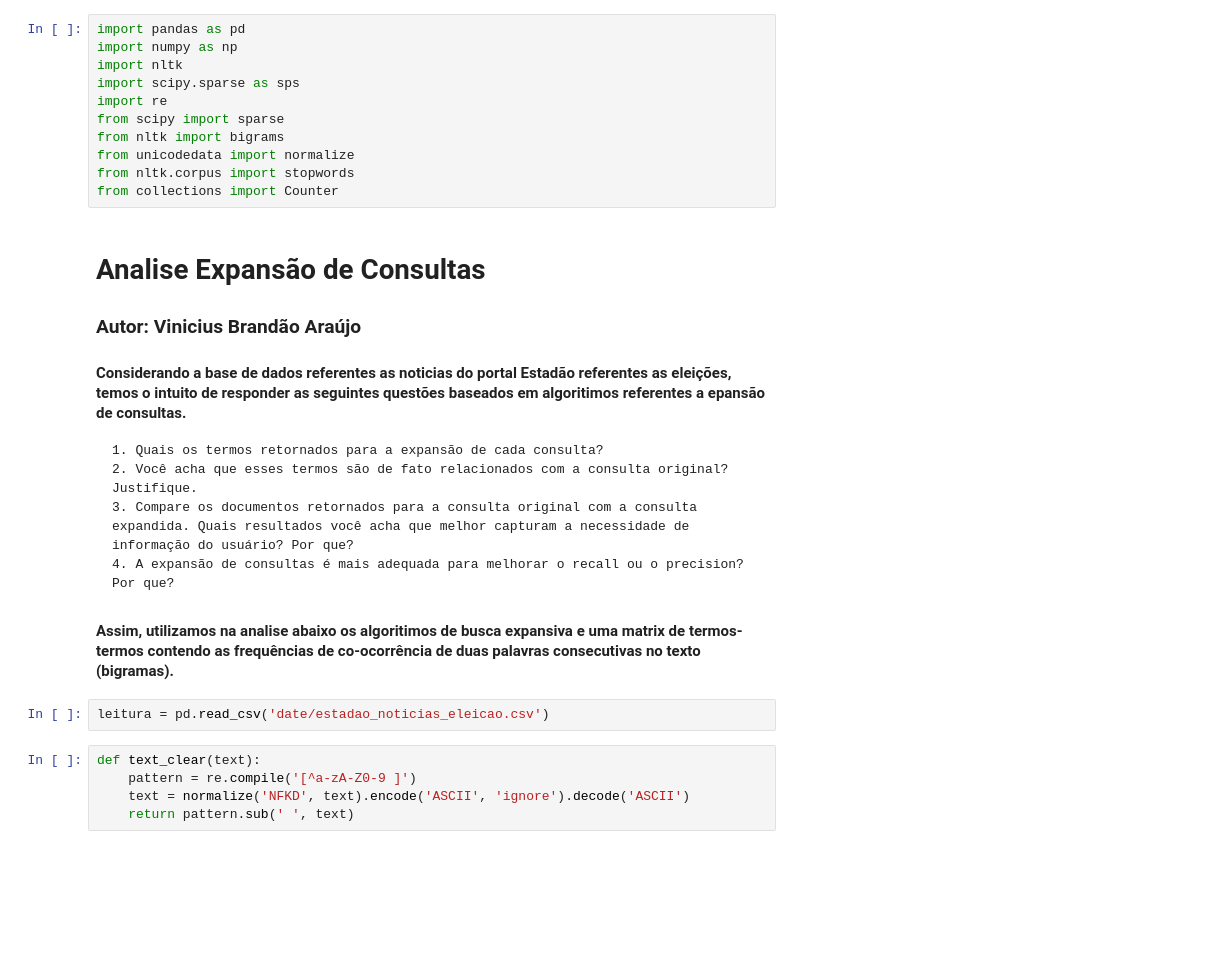
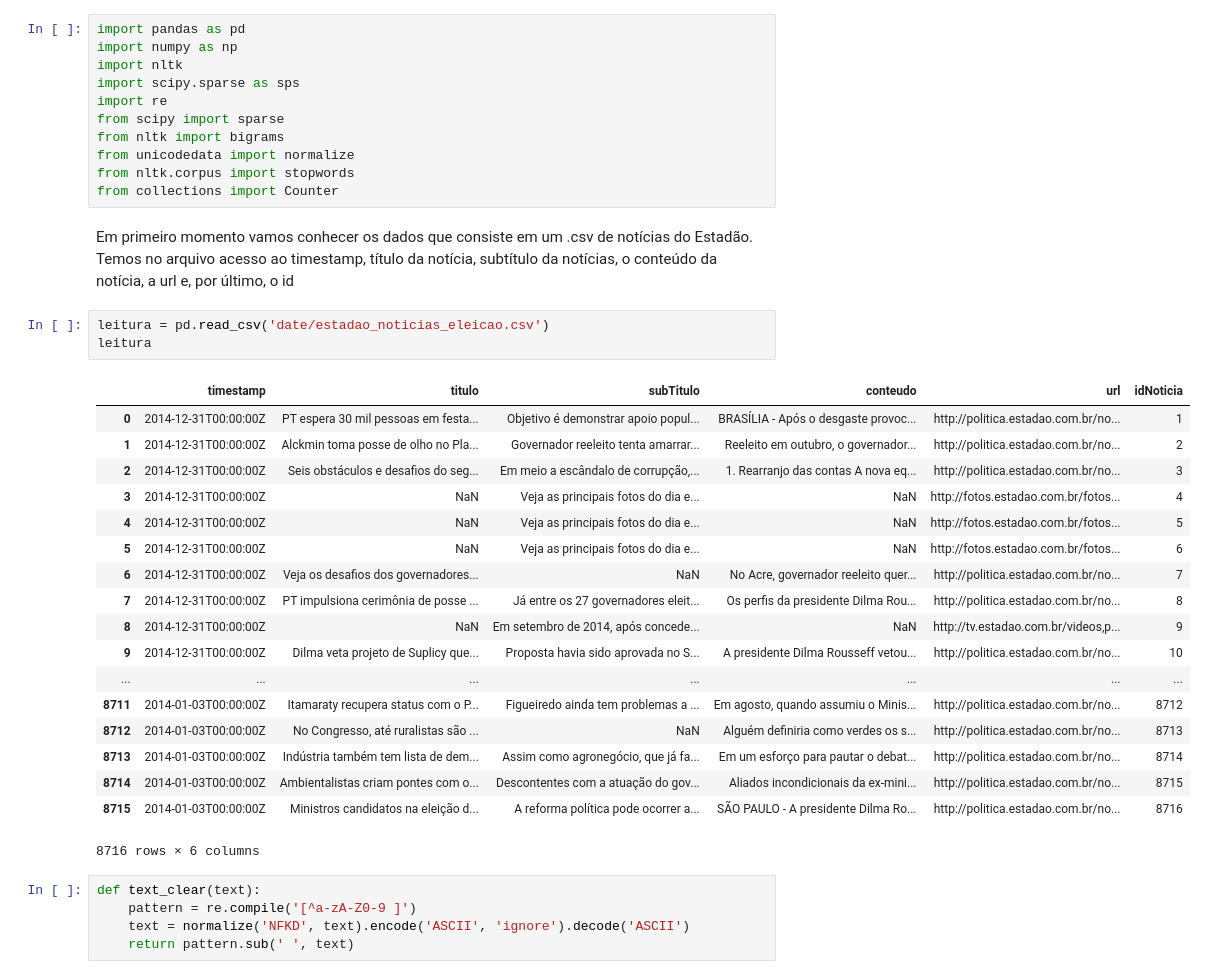
Before and after one commit to viniaraujoo/Information-Retrieval, a Jupyter notebook: LAB02/Labo2-cp1.ipynb, the cells around one changed output. Drawn from its saved outputs; the diff is of its cells as text; blank space fills up the shorter version.

```diff
--- a/LAB02/Labo2-cp1.ipynb
+++ b/LAB02/Labo2-cp1.ipynb
@@ -9,18 +19,30 @@ from nltk import bigrams
 from unicodedata import normalize
 from nltk.corpus import stopwords
 from collections import Counter
-# %% [markdown]
-# Analise  Expansão de Consultas
-### Autor: Vinicius Brandão Araújo
-#### Considerando a base de dados referentes as noticias do portal Estadão referentes as eleições, temos o intuito de responder as seguintes questões baseados em algoritimos referentes a epansão de consultas.
-    1. Quais os termos retornados para a expansão de cada consulta?
-    2. Você acha que esses termos são de fato relacionados com a consulta original? Justifique.
-    3. Compare os documentos retornados para a consulta original com a consulta expandida. Quais resultados você acha que melhor capturam a necessidade de informação do usuário? Por que?
-    4. A expansão de consultas é mais adequada para melhorar o recall ou o precision? Por que?
-
-#### Assim, utilizamos na analise abaixo os algoritimos de busca expansiva e uma matrix de termos-termos contendo as frequências de co-ocorrência de duas palavras consecutivas no texto (bigramas).
+# %% [markdown]
+Em primeiro momento vamos conhecer os dados que consiste em um .csv de notícias do Estadão. Temos no arquivo acesso ao timestamp, título da notícia, subtítulo da notícias, o conteúdo da notícia, a url e, por último, o id
 # %%
 leitura = pd.read_csv('date/estadao_noticias_eleicao.csv')
+leitura
+# %% [output]
+|  | timestamp | titulo | subTitulo | conteudo | url | idNoticia |
+| 0 | 2014-12-31T00:00:00Z | PT espera 30 mil pessoas em festa... | Objetivo é demonstrar apoio popul... | BRASÍLIA - Após o desgaste provoc... | http://politica.estadao.com.br/no... | 1 |
+| 1 | 2014-12-31T00:00:00Z | Alckmin toma posse de olho no Pla... | Governador reeleito tenta amarrar... | Reeleito em outubro, o governador... | http://politica.estadao.com.br/no... | 2 |
+| 2 | 2014-12-31T00:00:00Z | Seis obstáculos e desafios do seg... | Em meio a escândalo de corrupção,... | 1. Rearranjo das contas A nova eq... | http://politica.estadao.com.br/no... | 3 |
+| 3 | 2014-12-31T00:00:00Z | NaN | Veja as principais fotos do dia e... | NaN | http://fotos.estadao.com.br/fotos... | 4 |
+| 4 | 2014-12-31T00:00:00Z | NaN | Veja as principais fotos do dia e... | NaN | http://fotos.estadao.com.br/fotos... | 5 |
+| 5 | 2014-12-31T00:00:00Z | NaN | Veja as principais fotos do dia e... | NaN | http://fotos.estadao.com.br/fotos... | 6 |
+| 6 | 2014-12-31T00:00:00Z | Veja os desafios dos governadores... | NaN | No Acre, governador reeleito quer... | http://politica.estadao.com.br/no... | 7 |
+| 7 | 2014-12-31T00:00:00Z | PT impulsiona cerimônia de posse ... | Já entre os 27 governadores eleit... | Os perfis da presidente Dilma Rou... | http://politica.estadao.com.br/no... | 8 |
+| 8 | 2014-12-31T00:00:00Z | NaN | Em setembro de 2014, após concede... | NaN | http://tv.estadao.com.br/videos,p... | 9 |
+| 9 | 2014-12-31T00:00:00Z | Dilma veta projeto de Suplicy que... | Proposta havia sido aprovada no S... | A presidente Dilma Rousseff vetou... | http://politica.estadao.com.br/no... | 10 |
+| ... | ... | ... | ... | ... | ... | ... |
+| 8711 | 2014-01-03T00:00:00Z | Itamaraty recupera status com o P... | Figueiredo ainda tem problemas a ... | Em agosto, quando assumiu o Minis... | http://politica.estadao.com.br/no... | 8712 |
+| 8712 | 2014-01-03T00:00:00Z | No Congresso, até ruralistas são ... | NaN | Alguém definiria como verdes os s... | http://politica.estadao.com.br/no... | 8713 |
+| 8713 | 2014-01-03T00:00:00Z | Indústria também tem lista de dem... | Assim como agronegócio, que já fa... | Em um esforço para pautar o debat... | http://politica.estadao.com.br/no... | 8714 |
+| 8714 | 2014-01-03T00:00:00Z | Ambientalistas criam pontes com o... | Descontentes com a atuação do gov... | Aliados incondicionais da ex-mini... | http://politica.estadao.com.br/no... | 8715 |
+| 8715 | 2014-01-03T00:00:00Z | Ministros candidatos na eleição d... | A reforma política pode ocorrer a... | SÃO PAULO - A presidente Dilma Ro... | http://politica.estadao.com.br/no... | 8716 |
+8716 rows × 6 columns
 # %%
 def text_clear(text):
     pattern = re.compile('[^a-zA-Z0-9 ]')
```
Also changed, not shown: parts of 13 cells of this notebook.
